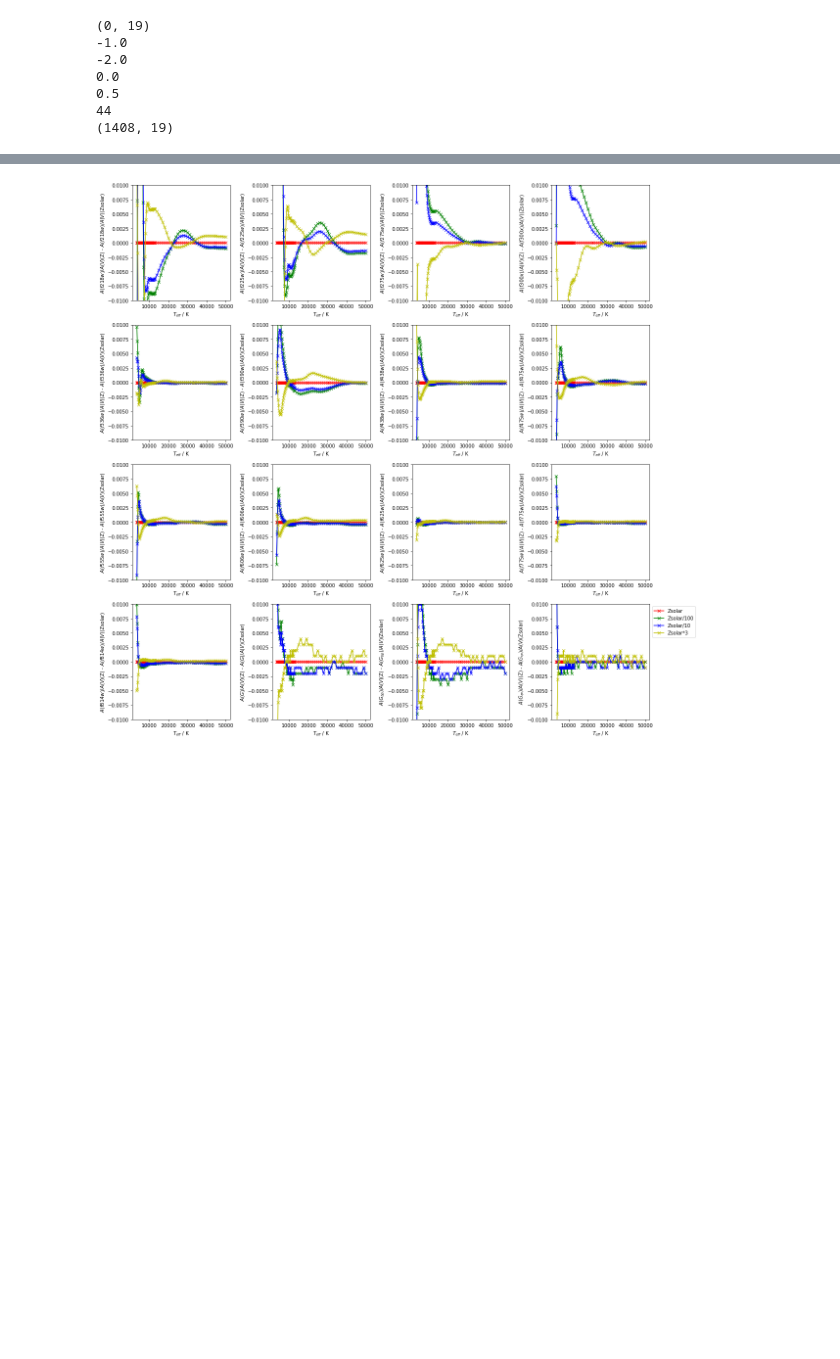
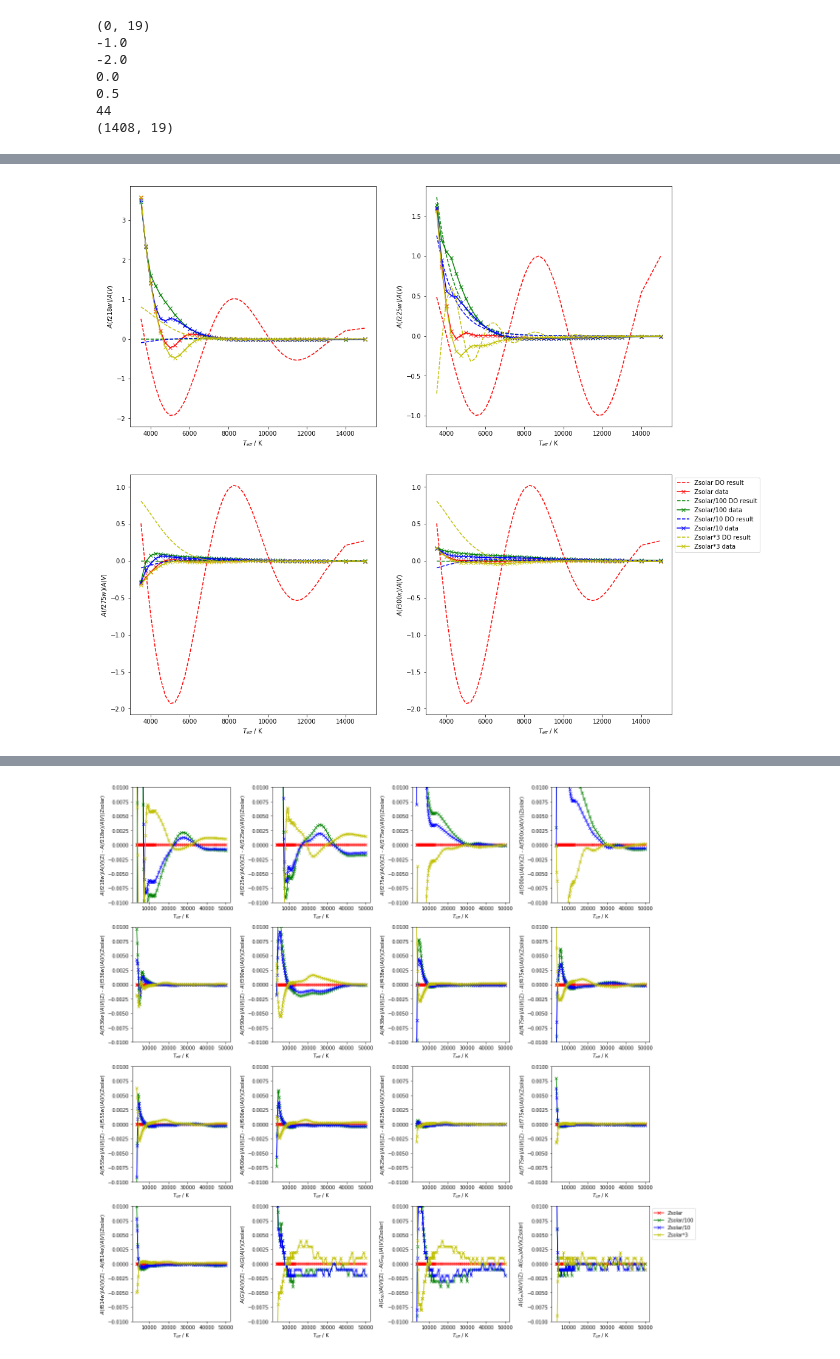
Before and after one commit to AlexlwAstro/phd_work, a Jupyter notebook: gaia_spectra_plots.ipynb, the cells around one changed output, grey strips where cells are left out. Saved outputs shown, nothing was run; the diff lists cells and outputs as text; code cells hidden in the pictures; blank space fills up the shorter version.

Commit message:
keep tinkering

```diff
--- a/gaia_spectra_plots.ipynb
+++ b/gaia_spectra_plots.ipynb
@@ -2666,0 +2566,89 @@ plt.show()
+# %%
+# NEW STRATEGY - REVERSE ENGINEER ZETAS!
+# Get first-order reproductions of curve using manual tinkering
+# Use the best results for each (g,Z) combination for zeta by writing the results to a data file.
+# Then use THESE as the data to fit the function forms of zeta.
+
+# Store the coefficients in a log(g)-keyed dictionary
+dosc_coeffs_dict = {}
+
+#R2_Tmin = 3500
+keyval = '5.0'
+zs_data_arr = R2_zs_dict[keyval]
+z2_data_arr = R2_z2_dict[keyval]
+z1_data_arr = R2_z1_dict[keyval]
+zh_data_arr = R2_zh_dict[keyval]
+
+output_name = 'logg='+keyval+'_tinker_results_allZ.txt'
+tinker_coeffs = []
+with open(output_name,'w') as f:
+    f.close()
+
+# d,zeta,k,r
+#
+manual_f218w_zs = [1.0e-03,0.2,1.0e-04,0.0] # red curve
+manual_f218w_z2 = [1.0e-03,0.4,1.0e-04,0.0] # green
+manual_f218w_z1 = [1.0e-03,0.6,1.0e-04,0.0] # blue
+manual_f218w_zh = [1.0e-03,0.8,1.0e-04,0.0] # yellow
+manual_f218w = [manual_f218w_zs,manual_f218w_z2,manual_f218w_z1,manual_f218w_zh]
+
+manual_f225w_zs = [1.0e-03,0.0,1.0e+02,0.0] # red
+manual_f225w_z2 = [1.0e-03,1.004,6.0e-06,0.0] # green
+manual_f225w_z1 = [1.0e-03,1.002,6.0e-06,0.0] # blue
+manual_f225w_zh = [3.0e-03,0.2,1.0e-03,0.0] # yellow
+manual_f225w = [manual_f225w_zs,manual_f225w_z2,manual_f225w_z1,manual_f225w_zh]
+
+manual_f275w_zs = [1.0e-03,0.2,1.0e-04,0.0] # red
+manual_f275w_z2 = [1.0e-03,0.4,1.0e-04,0.0] # green
+manual_f275w_z1 = [1.0e-03,0.6,1.0e-04,0.0] # blue
+manual_f275w_zh = [1.0e-03,0.8,1.0e-04,0.0] # yellow
+manual_f275w = [manual_f275w_zs,manual_f275w_z2,manual_f275w_z1,manual_f275w_zh]
+
+manual_f300x_zs = [1.0e-03,0.2,1.0e-04,0.0] # red
+manual_f300x_z2 = [1.0e-03,0.4,1.0e-04,0.0] # green
+manual_f300x_z1 = [1.0e-03,0.6,1.0e-04,0.0] # blue
+manual_f300x_zh = [1.0e-03,0.8,1.0e-04,0.0] # yellow
+manual_f300x = [manual_f300x_zs,manual_f300x_z2,manual_f300x_z1,manual_f300x_zh]
+
+
+manual_coeffs = [manual_f218w,manual_f225w,manual_f275w,manual_f300x]
+for i in manual_coeffs:
+    print i
+#nrows=4,ncols=4
+fig,dax = plt.subplots(nrows=2,ncols=2,figsize=(16, 16))
+dax = dax.ravel()
+# len(big_data_arr[0,:])
+for i in range(3,7):
+    # Argument order: zs_data_arr,R2_Tmax,g,z (all preset), d,zeta,k,r (set manually)
+    d_s,zeta_s,k_s,r_s = (manual_coeffs[i-3])[0]
+    d_2,zeta_2,k_2,r_2 = (manual_coeffs[i-3])[1]
+    d_1,zeta_1,k_1,r_1 = (manual_coeffs[i-3])[2]
+    d_h,zeta_h,k_h,r_h = (manual_coeffs[i-3])[3]
+    result_curve_zs,coeffs_s = coeffs_tinker_store(zs_data_arr,R2_Tmax,keyval,0.0,d_s,zeta_s,k_s,r_s,comb_filter_str[i-3],tinker_coeffs,file_out=output_name)
+    result_curve_z2,coeffs_2 = coeffs_tinker_store(z2_data_arr,R2_Tmax,keyval,-2.0,d_2,zeta_2,k_2,r_2,comb_filter_str[i-3],tinker_coeffs,file_out=output_name)
+    result_curve_z1,coeffs_1 = coeffs_tinker_store(z1_data_arr,R2_Tmax,keyval,-1.0,d_1,zeta_1,k_1,r_1,comb_filter_str[i-3],tinker_coeffs,file_out=output_name)
+    result_curve_zh,coeffs_h = coeffs_tinker_store(zh_data_arr,R2_Tmax,keyval,0.5,d_h,zeta_h,k_h,r_h,comb_filter_str[i-3],tinker_coeffs,file_out=output_name)
+
+    dax[i-3].plot(zs_data_arr[:,0],result_curve_zs/max(result_curve_zs),'r',linestyle='--',label='Zsolar DO result')
+    dax[i-3].plot(zs_data_arr[:,0],zs_data_arr[:,i],'r',linestyle='-',marker='x',label='Zsolar data')
+    dax[i-3].plot(z2_data_arr[:,0],result_curve_z2,'g',linestyle='--',label='Zsolar/100 DO result')
+    dax[i-3].plot(z2_data_arr[:,0],z2_data_arr[:,i],'g',marker='x',label='Zsolar/100 data')
+    dax[i-3].plot(z1_data_arr[:,0],result_curve_z1,'b',linestyle='--',label='Zsolar/10 DO result')
+    dax[i-3].plot(z1_data_arr[:,0],z1_data_arr[:,i],'b',marker='x',label='Zsolar/10 data')
+    dax[i-3].plot(zh_data_arr[:,0],result_curve_zh,'y',linestyle='--',label='Zsolar*3 DO result')
+    dax[i-3].plot(zh_data_arr[:,0],zh_data_arr[:,i],'y',marker='x',label='Zsolar*3 data')
+    dax[i-3].set_xlabel(var_names_comb[0])
+    dax[i-3].set_ylabel(var_names_comb[i-1])
+    #dax[i-3].axhline(y=0,color='m')
+    """
+    dax[i-3].axhline(y=0.03,color='m',linestyle='--')
+    dax[i-3].axhline(y=-0.03,color='m',linestyle='--')
+    dax[i-3].axhline(y=0.02,color='m',linestyle='-.')
+    dax[i-3].axhline(y=-0.02,color='m',linestyle='-.')
+    """
+plt.legend(loc='upper left', bbox_to_anchor=(1.0, 1.0))
+plt.show()
+
+for i in tinker_coeffs:
+    print i
+# %% [output]
@@ -2666,0 +2659 @@ plt.show()
+[figure, added]
```
Also changed, not shown: parts of 7 cells of this notebook, 21 other files.
